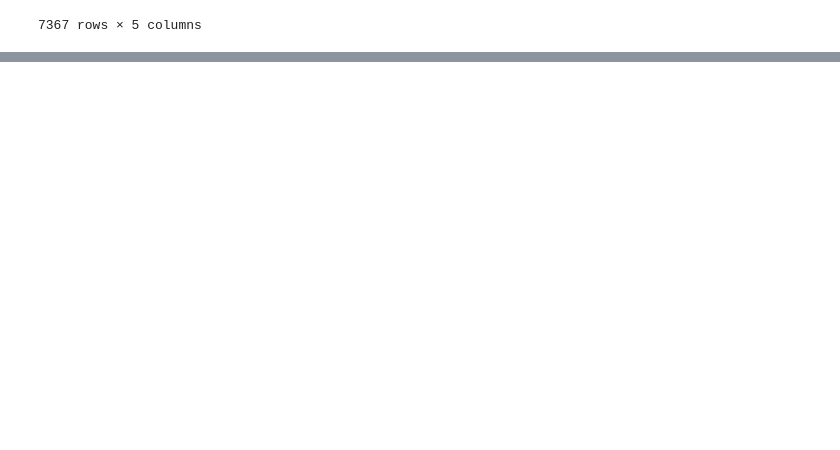
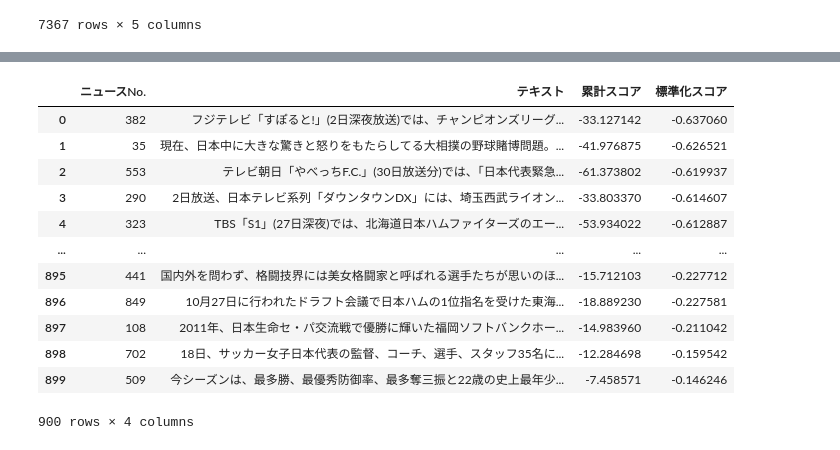
Before and after one commit to yuki-tamaribuchi/ml_code_kata, a Jupyter notebook: livedoor_text_sample.ipynb, the cells around one changed output, grey strips where cells are left out. Drawn from its saved outputs; the diff is of its cells as text; code cells hidden in the pictures; blank space fills up the shorter version.

```diff
--- a/livedoor_text_sample.ipynb
+++ b/livedoor_text_sample.ipynb
@@ -93,0 +174,24 @@ article_df
+# %%
+result=[]
+for i in range(len(score_result['ニュースNo.'].unique())):
+  temp_df=score_result[score_result['ニュースNo.']==i]
+  text=''.join(list(temp_df['単語']))
+  score=temp_df['スコア'].astype(float).sum()
+  score_r=score/temp_df['スコア'].astype(float).count()
+  result.append([i,text,score,score_r])
+
+pd.DataFrame(result,columns=['ニュースNo.','テキスト','累計スコア','標準化スコア']).sort_values(by='標準化スコア').reset_index(drop=True)
+# %% [output]
+|  | ニュースNo. | テキスト | 累計スコア | 標準化スコア |
+| 0 | 382 | フジテレビ「すぽると!」(2日深夜放送)では、チャンピオンズリーグ... | -33.127142 | -0.637060 |
+| 1 | 35 | 現在、日本中に大きな驚きと怒りをもたらしてる大相撲の野球賭博問題。... | -41.976875 | -0.626521 |
+| 2 | 553 | テレビ朝日「やべっちF.C.」(30日放送分)では、「日本代表緊急... | -61.373802 | -0.619937 |
+| 3 | 290 | 2日放送、日本テレビ系列「ダウンタウンDX」には、埼玉西武ライオン... | -33.803370 | -0.614607 |
+| 4 | 323 | TBS「S1」(27日深夜)では、北海道日本ハムファイターズのエー... | -53.934022 | -0.612887 |
+| ... | ... | ... | ... | ... |
+| 895 | 441 | 国内外を問わず、格闘技界には美女格闘家と呼ばれる選手たちが思いのほ... | -15.712103 | -0.227712 |
+| 896 | 849 | 10月27日に行われたドラフト会議で日本ハムの1位指名を受けた東海... | -18.889230 | -0.227581 |
+| 897 | 108 | 2011年、日本生命セ・パ交流戦で優勝に輝いた福岡ソフトバンクホー... | -14.983960 | -0.211042 |
+| 898 | 702 | 18日、サッカー女子日本代表の監督、コーチ、選手、スタッフ35名に... | -12.284698 | -0.159542 |
+| 899 | 509 | 今シーズンは、最多勝、最優秀防御率、最多奪三振と22歳の史上最年少... | -7.458571 | -0.146246 |
+900 rows × 4 columns
```
Also changed, not shown: parts of 8 cells of this notebook.
